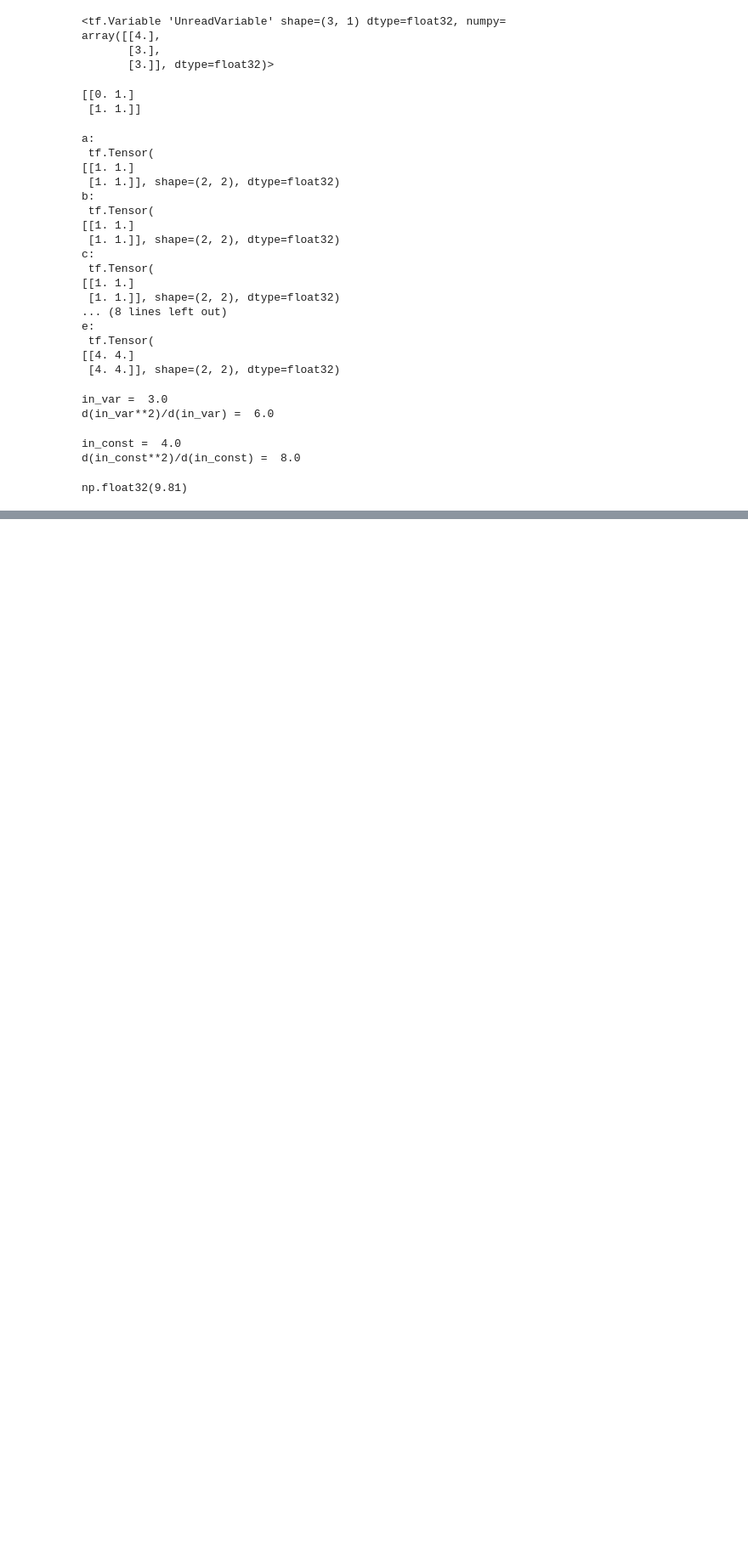
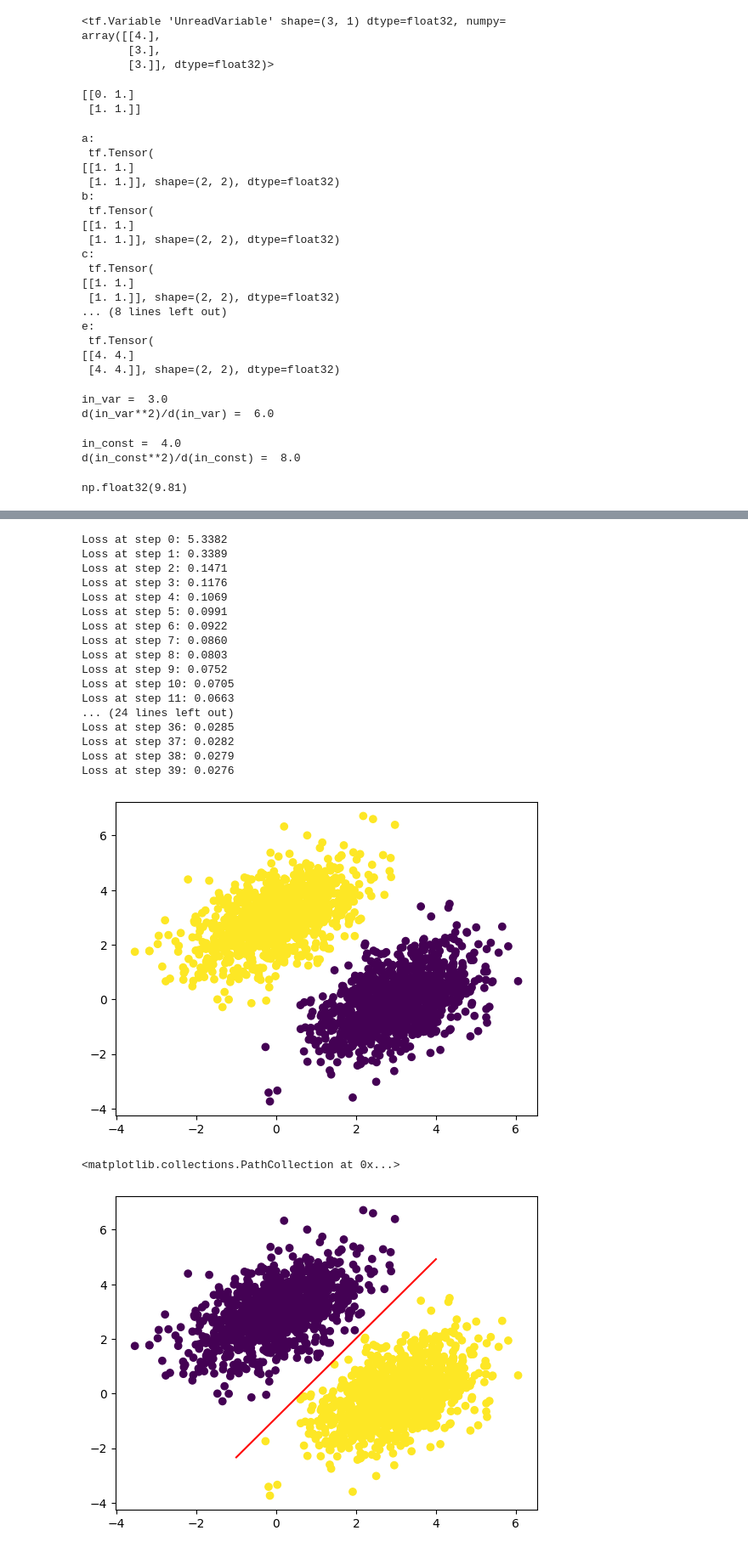
Before and after one commit to MaulikDave9/AI-ML-Learning-2025, a Jupyter notebook: Deep_Learning_Python.ipynb, the cells around one changed output, grey strips where cells are left out. Shown: that part at 85% size. Drawn from its saved outputs; the diff is of its cells as text; code cells hidden in the pictures; blank space fills up the shorter version.

```diff
--- a/Deep_Learning_Python.ipynb
+++ b/Deep_Learning_Python.ipynb
@@ -168,0 +190,62 @@ np.float32(9.81)
+# %%
+# Creating the linear classifier variables
+input_dim = 2
+output_dim = 1
+W = tf.Variable(initial_value=tf.random.uniform(shape=(input_dim, output_dim)))
+b = tf.Variable(initial_value=tf.zeros(shape=(output_dim,)))
+
+#The forward pass function
+def model(inputs):
+    return tf.matmul(inputs, W) + b
+
+# The mean squared error loss function
+def square_loss(targets, predictions):
+    per_sample_losses = tf.square(targets - predictions)
+    return tf.reduce_mean(per_sample_losses)
+
+learning_rate = 0.1
+
+# The training step function
+def training_step(inputs, targets):
+    with tf.GradientTape() as tape:
+        predictions = model(inputs)
+        loss = square_loss(predictions, targets)
+    grad_loss_wrt_W, grad_loss_wrt_b = tape.gradient(loss, [W, b])
+    W.assign_sub(grad_loss_wrt_W * learning_rate)
+    b.assign_sub(grad_loss_wrt_b * learning_rate)
+    return loss
+
+#The batch training loop
+for step in range(40):
+    loss = training_step(inputs, targets)
+    print(f"Loss at step {step}: {loss:.4f}")
+
+predictions = model(inputs)
+plt.scatter(inputs[:, 0], inputs[:, 1], c=predictions[:, 0] < 0.5)
+plt.show()
+
+x = np.linspace(-1, 4, 100)
+y = - W[0] /  W[1] * x + (0.5 - b) / W[1]
+plt.plot(x, y, "-r")
+plt.scatter(inputs[:, 0], inputs[:, 1], c=predictions[:, 0] > 0.5)
+# %% [output]
+Loss at step 0: 5.3382
+Loss at step 1: 0.3389
+Loss at step 2: 0.1471
+Loss at step 3: 0.1176
+Loss at step 4: 0.1069
+Loss at step 5: 0.0991
+Loss at step 6: 0.0922
+Loss at step 7: 0.0860
+Loss at step 8: 0.0803
+Loss at step 9: 0.0752
+Loss at step 10: 0.0705
+Loss at step 11: 0.0663
+... (24 lines left out)
+Loss at step 36: 0.0285
+Loss at step 37: 0.0282
+Loss at step 38: 0.0279
+Loss at step 39: 0.0276
+[figure, added]
+<matplotlib.collections.PathCollection at 0x...>
+[figure, added]
```
Also changed, not shown: parts of 1 cell of this notebook.
